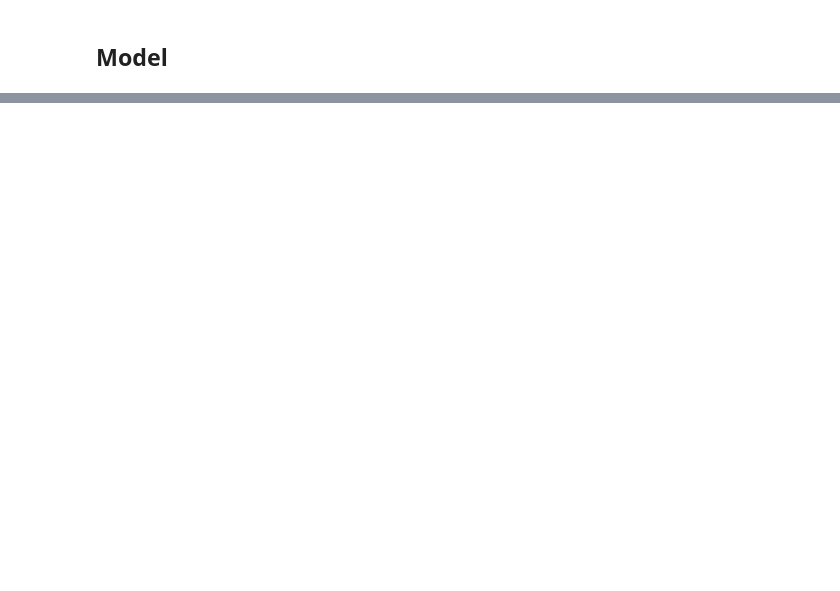
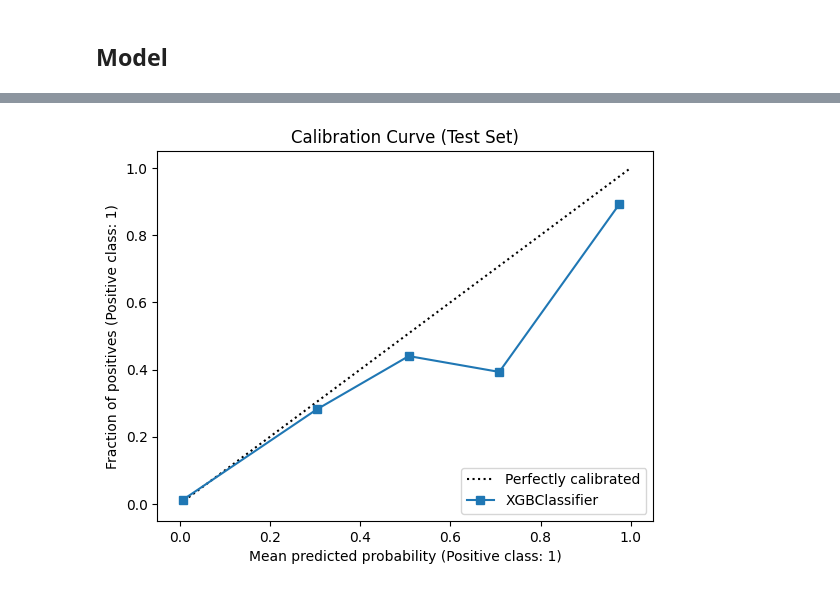
Before and after one commit to Pedro-Vital/End-to-end-ML-project-churn-prediction, a Jupyter notebook: research/01_Experiment.ipynb, the cells around one changed output, grey strips where cells are left out. Drawn from its saved outputs; the diff is of its cells as text; code cells hidden in the pictures; blank space fills up the shorter version.

```diff
--- a/research/01_Experiment.ipynb
+++ b/research/01_Experiment.ipynb
@@ -829,0 +972,7 @@ report_auc
+# %%
+from sklearn.calibration import CalibrationDisplay
+CalibrationDisplay.from_estimator(best_model, X_test_preprocessed, y_test)
+plt.title("Calibration Curve (Test Set)")
+plt.show()
+# %% [output]
+[figure, added]
```
Also changed, not shown: parts of 16 cells of this notebook.
